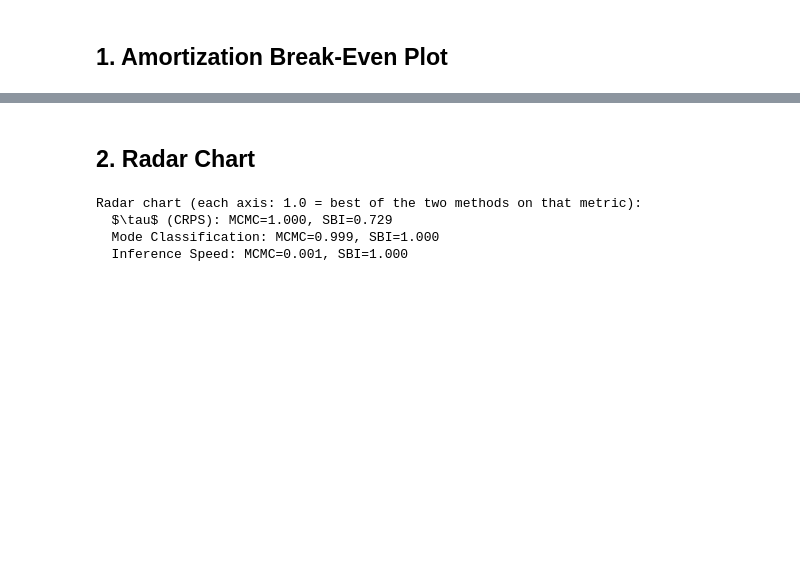
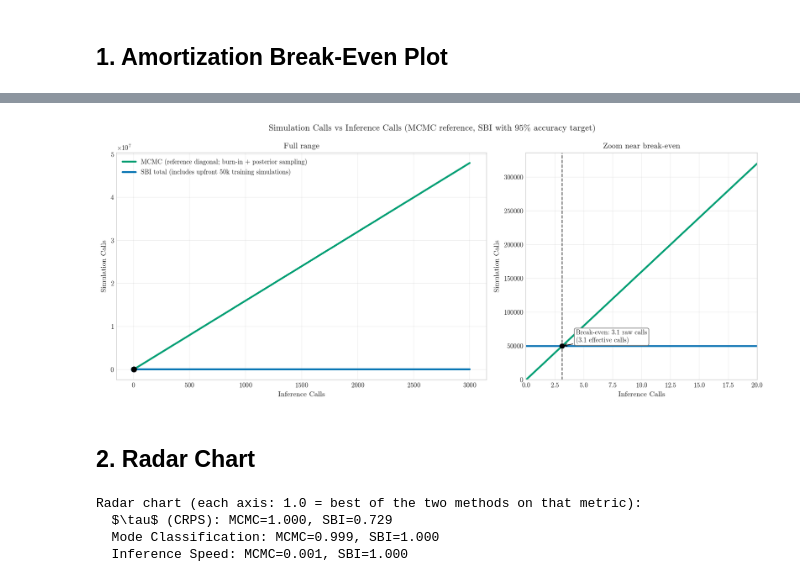
Before and after one commit to petercollett-cognite/sbi_mcmc_heat_exchanger, a Jupyter notebook: notebooks/05_resource_analysis.ipynb, the cells around one changed output, grey strips where cells are left out. Drawn from its saved outputs; the diff is of its cells as text; code cells hidden in the pictures; blank space fills up the shorter version.

```diff
--- a/notebooks/05_resource_analysis.ipynb
+++ b/notebooks/05_resource_analysis.ipynb
@@ -132,3 +122,76 @@ Speedup factor (per call): 1109x
+# %%
+n_calls_raw = np.arange(0, 3001)
+
+accuracy_factor = min(avg_sbi_mode_acc / TARGET_ACC, 1.0)
+accuracy_factor = max(accuracy_factor, 1e-12)
+
+
+sbi_effective_calls = n_calls_raw * accuracy_factor
+mcmc_sim_calls = MCMC_TOTAL_TRANSITIONS_PER_INFERENCE * n_calls_raw
+sbi_sim_calls = np.full_like(n_calls_raw, N_SBI_SIMS, dtype=float)
+
+breakeven_effective_calls = N_SBI_SIMS / max(MCMC_TOTAL_TRANSITIONS_PER_INFERENCE, 1e-12)
+breakeven_raw_calls = breakeven_effective_calls / accuracy_factor
+
+fig, (ax, ax_zoom) = plt.subplots(
+    1, 2, figsize=(13, 5.5), gridspec_kw={'width_ratios': [1.6, 1.0]}
+)
+
+# Main view: full horizon (shows long-run amortization clearly).
+ax.plot(
+    n_calls_raw,
+    mcmc_sim_calls,
+    color=MCMC_COLOR,
+    lw=2.5,
+    label='MCMC (reference diagonal; burn-in + posterior sampling)'
+)
+ax.plot(
+    n_calls_raw,
+    sbi_sim_calls,
+    color=SBI_COLOR,
+    lw=2.5,
+    label='SBI total (includes upfront 50k training simulations)'
+)
+
+ax.scatter([0], [N_SBI_SIMS], color=SBI_COLOR, s=45, zorder=5)
+
+ax.scatter([breakeven_raw_calls], [N_SBI_SIMS], color='black', s=50, zorder=5)
+
+ax.set_xlabel('Inference Calls')
+ax.set_ylabel('Simulation Calls')
+ax.set_title('Full range')
+ax.grid(True, alpha=0.3)
+ax.legend(fontsize=9, loc='upper left')
+
+
+zoom_max_calls = 20
+x_zoom = np.arange(0, zoom_max_calls + 1)
+ax_zoom.plot(x_zoom, MCMC_TOTAL_TRANSITIONS_PER_INFERENCE * x_zoom, color=MCMC_COLOR, lw=2.5)
+ax_zoom.plot(x_zoom, np.full_like(x_zoom, N_SBI_SIMS), color=SBI_COLOR, lw=2.5)
+ax_zoom.scatter([breakeven_raw_calls], [N_SBI_SIMS], color='black', s=40, zorder=5)
+ax_zoom.axvline(breakeven_raw_calls, color='black', ls='--', lw=1.2, alpha=0.7)
+ax_zoom.annotate(
+    f'Break-even: {breakeven_raw_calls:.1f} raw calls\n({breakeven_effective_calls:.1f} effective calls)',
+    xy=(breakeven_raw_calls, N_SBI_SIMS),
+    xytext=(breakeven_raw_calls + 1.2, N_SBI_SIMS * 1.12),
+    fontsize=9,
+    arrowprops=dict(arrowstyle='->', color='black'),
+    bbox=dict(boxstyle='round,pad=0.25', facecolor='white', edgecolor='gray')
+)
+ax_zoom.set_xlim(0, zoom_max_calls)
+ax_zoom.set_ylim(0, max(N_SBI_SIMS * 1.25, MCMC_TOTAL_TRANSITIONS_PER_INFERENCE * zoom_max_calls * 1.05))
+ax_zoom.set_xlabel('Inference Calls')
+ax_zoom.set_ylabel('Simulation Calls')
+ax_zoom.set_title('Zoom near break-even')
+ax_zoom.grid(True, alpha=0.3)
+
+fig.suptitle('Simulation Calls vs Inference Calls (MCMC reference, SBI with 95% accuracy target)')
+
+plt.tight_layout()
+save_fig(fig, figures_dir / "sim_calls_vs_inference_calls")
+plt.show()
+# %% [output]
+[figure, added]
 # %% [markdown]
 ## 2. Radar Chart
 # %%
```
Also changed, not shown: parts of 2 cells of this notebook, 7 other files.
